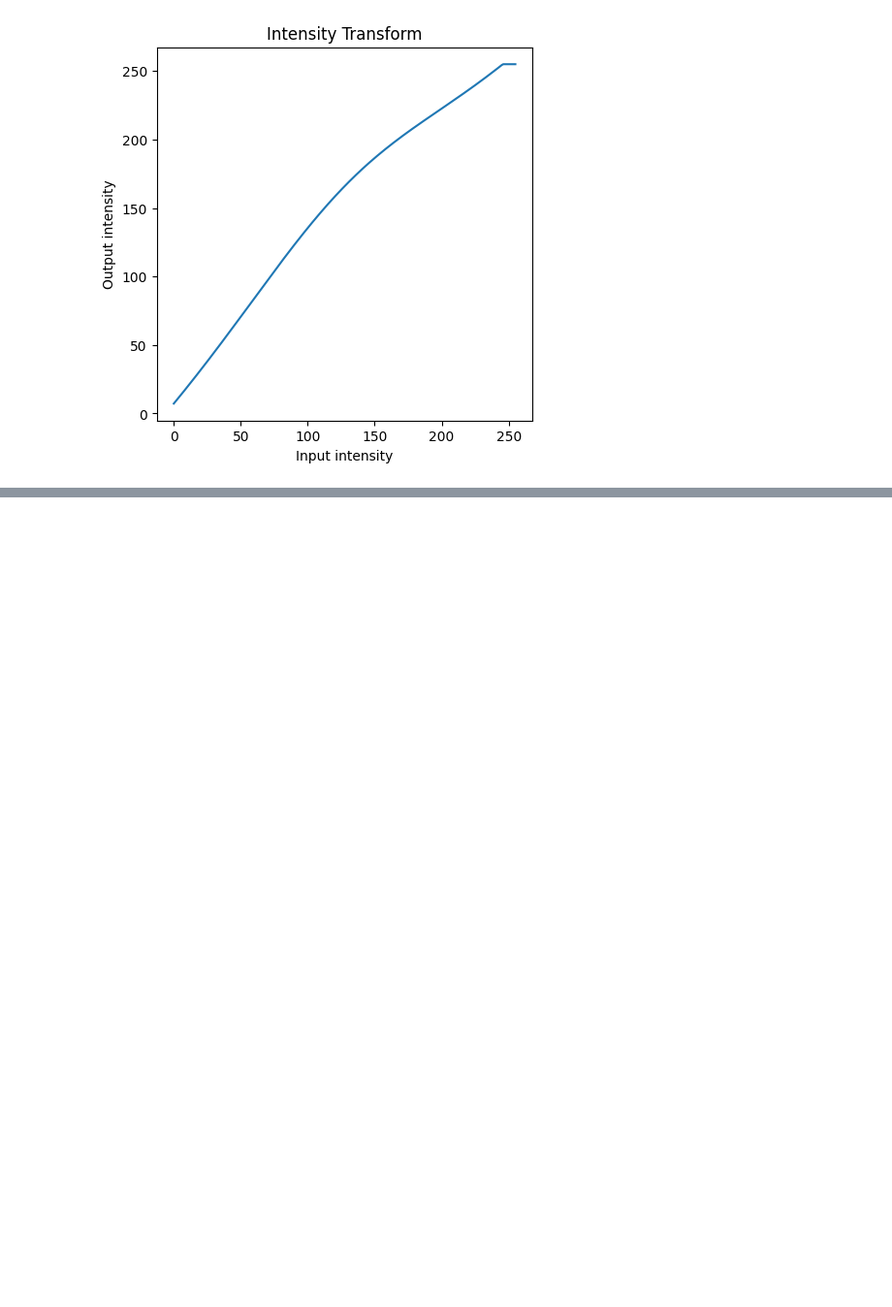
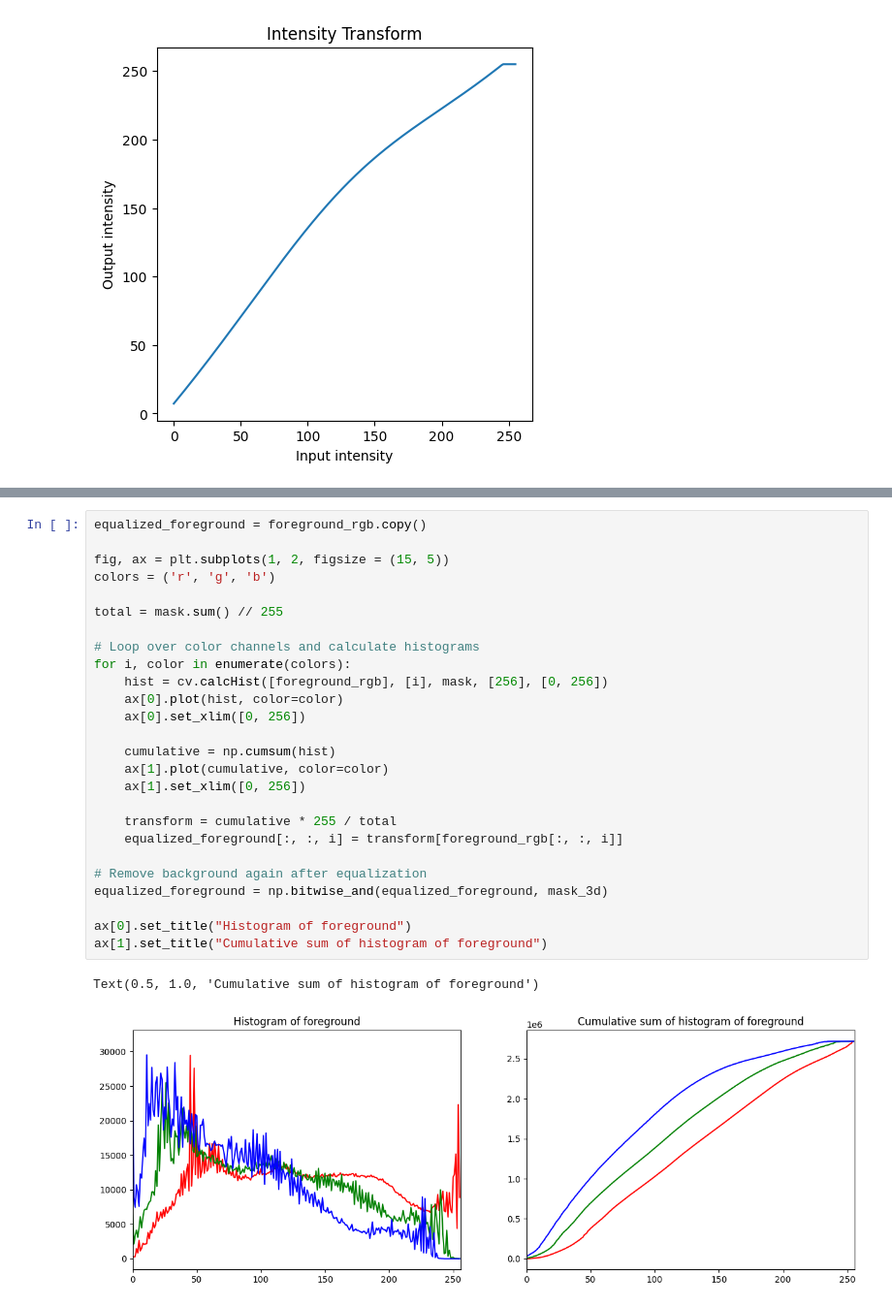
Before and after one commit to Anuki16/EN3160-assignment1, a Jupyter notebook: assignment1.ipynb, the cells around one changed output, grey strips where cells are left out. Shown at 97% size. Saved outputs shown, nothing was run; the diff lists cells and outputs as text; blank space fills up the shorter version.

```diff
--- a/assignment1.ipynb
+++ b/assignment1.ipynb
@@ -232,0 +257,29 @@ array([    0,     0,     0,     0,     0,     0,     0,     0,     0,
+# %%
+equalized_foreground = foreground_rgb.copy()
+
+fig, ax = plt.subplots(1, 2, figsize = (15, 5))
+colors = ('r', 'g', 'b')
+
+total = mask.sum() // 255
+
+# Loop over color channels and calculate histograms
+for i, color in enumerate(colors):
+    hist = cv.calcHist([foreground_rgb], [i], mask, [256], [0, 256])
+    ax[0].plot(hist, color=color)
+    ax[0].set_xlim([0, 256])
+
+    cumulative = np.cumsum(hist)
+    ax[1].plot(cumulative, color=color)
+    ax[1].set_xlim([0, 256])
+
+    transform = cumulative * 255 / total
+    equalized_foreground[:, :, i] = transform[foreground_rgb[:, :, i]]
+
+# Remove background again after equalization
+equalized_foreground = np.bitwise_and(equalized_foreground, mask_3d)
+
+ax[0].set_title("Histogram of foreground")
+ax[1].set_title("Cumulative sum of histogram of foreground")
+# %% [output]
+Text(0.5, 1.0, 'Cumulative sum of histogram of foreground')
+[figure, added]
```
Also changed, not shown: parts of 11 cells of this notebook.
